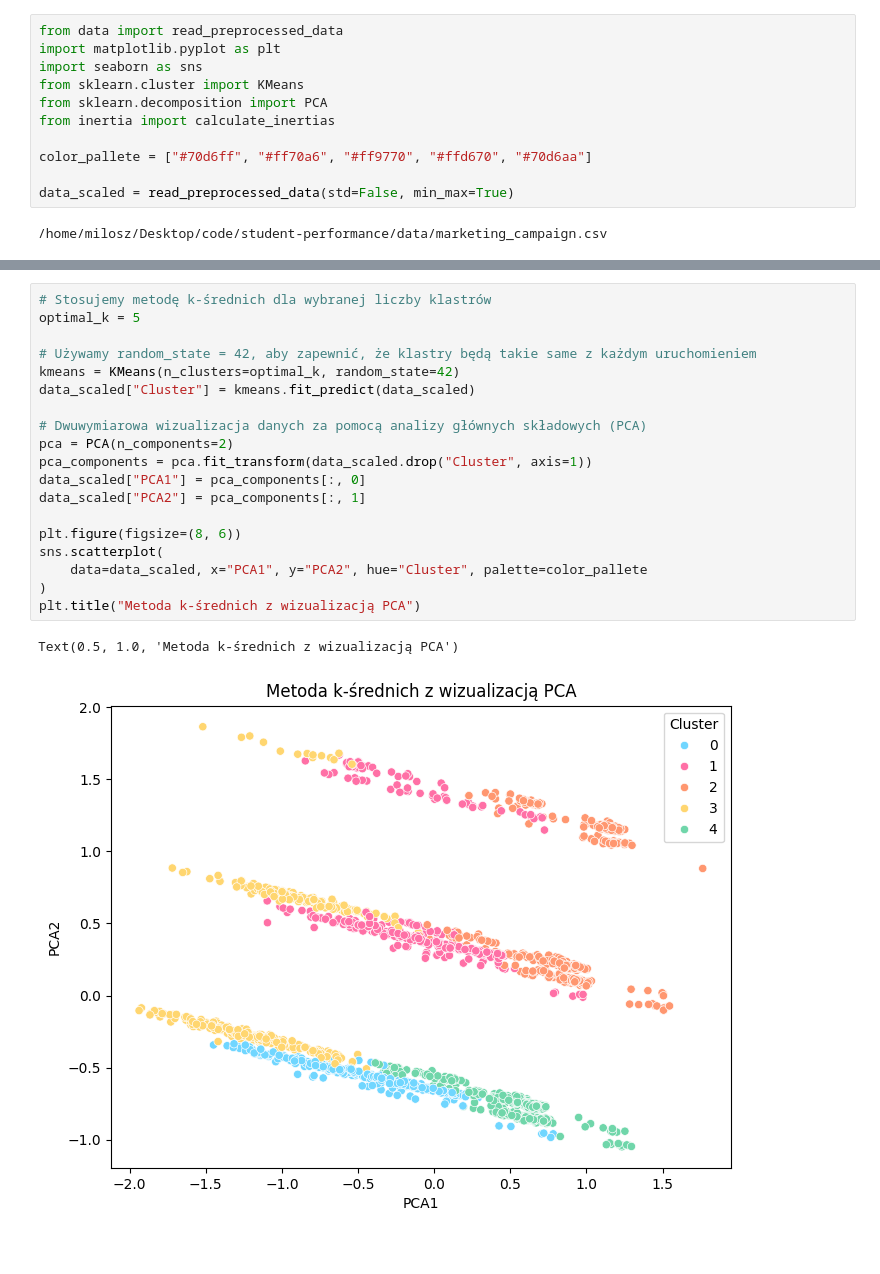
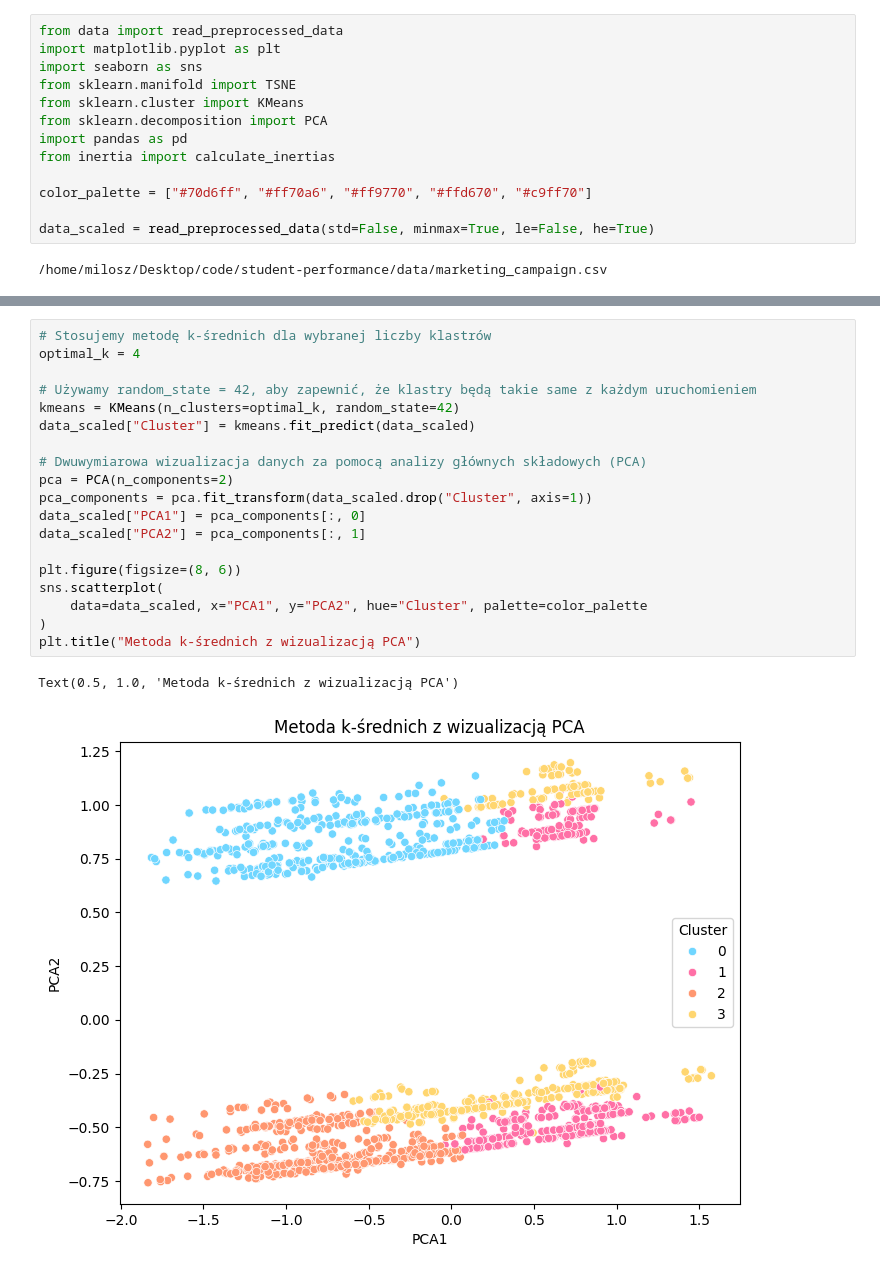
Before and after one commit to Noka993/customer-profile-analysis, a Jupyter notebook: notebooks/k-means_minmax.ipynb, the cells around one changed output, grey strips where cells are left out. Cells and saved outputs as stored; diff of their text form.

```diff
--- a/notebooks/k-means_minmax.ipynb
+++ b/notebooks/k-means_minmax.ipynb
@@ -2,13 +2,15 @@
 from data import read_preprocessed_data
 import matplotlib.pyplot as plt
 import seaborn as sns
+from sklearn.manifold import TSNE
 from sklearn.cluster import KMeans
 from sklearn.decomposition import PCA
+import pandas as pd
 from inertia import calculate_inertias
 
-color_pallete = ["#70d6ff", "#ff70a6", "#ff9770", "#ffd670", "#70d6aa"]
+color_palette = ["#70d6ff", "#ff70a6", "#ff9770", "#ffd670", "#c9ff70"]
 
-data_scaled = read_preprocessed_data(std=False, min_max=True)
+data_scaled = read_preprocessed_data(std=False, minmax=True, le=False, he=True)
 # %% [output]
 /home/milosz/Desktop/code/student-performance/data/marketing_campaign.csv
 # %%
@@ -27,22 +29,22 @@ plt.grid(True)
 # %%
 # Stosujemy metodę k-średnich dla wybranej liczby klastrów
-optimal_k = 5
+optimal_k = 4
 
 # Używamy random_state = 42, aby zapewnić, że klastry będą takie same z każdym uruchomieniem
 kmeans = KMeans(n_clusters=optimal_k, random_state=42)
 data_scaled["Cluster"] = kmeans.fit_predict(data_scaled)
 
 # Dwuwymiarowa wizualizacja danych za pomocą analizy głównych składowych (PCA)
 pca = PCA(n_components=2)
 pca_components = pca.fit_transform(data_scaled.drop("Cluster", axis=1))
 data_scaled["PCA1"] = pca_components[:, 0]
 data_scaled["PCA2"] = pca_components[:, 1]
 
 plt.figure(figsize=(8, 6))
 sns.scatterplot(
-    data=data_scaled, x="PCA1", y="PCA2", hue="Cluster", palette=color_pallete
+    data=data_scaled, x="PCA1", y="PCA2", hue="Cluster", palette=color_palette
 )
 plt.title("Metoda k-średnich z wizualizacją PCA")
 # %% [output]
 Text(0.5, 1.0, 'Metoda k-średnich z wizualizacją PCA')
-[figure, old version]
+[figure, new version]
```
Also changed, not shown: parts of 5 cells of this notebook, 5 other files.
